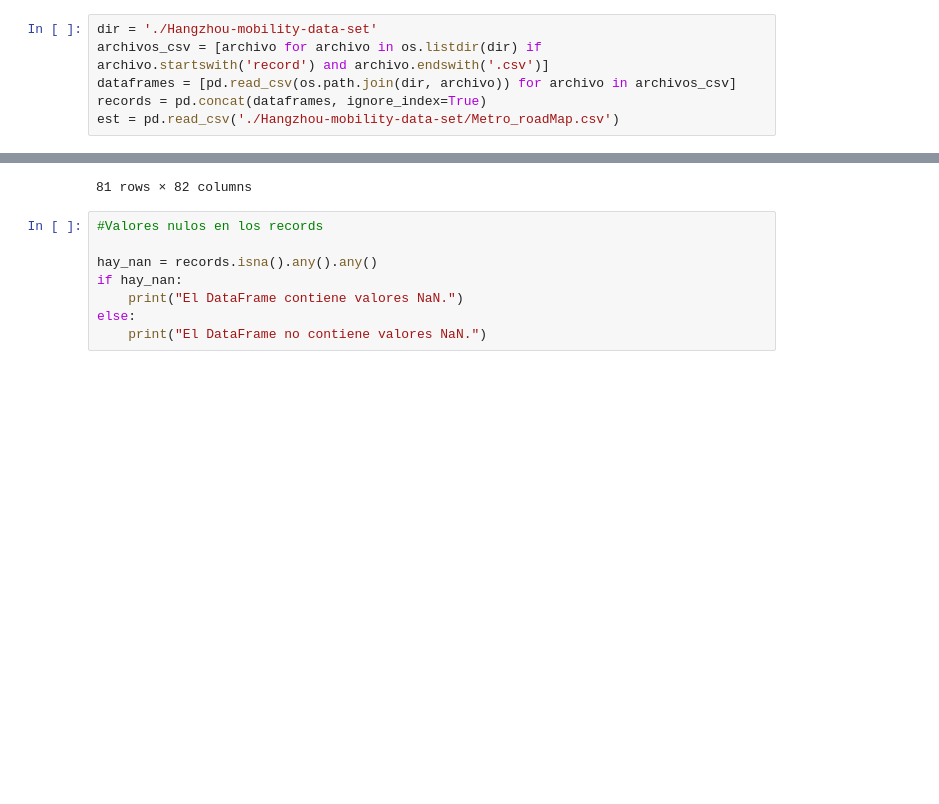
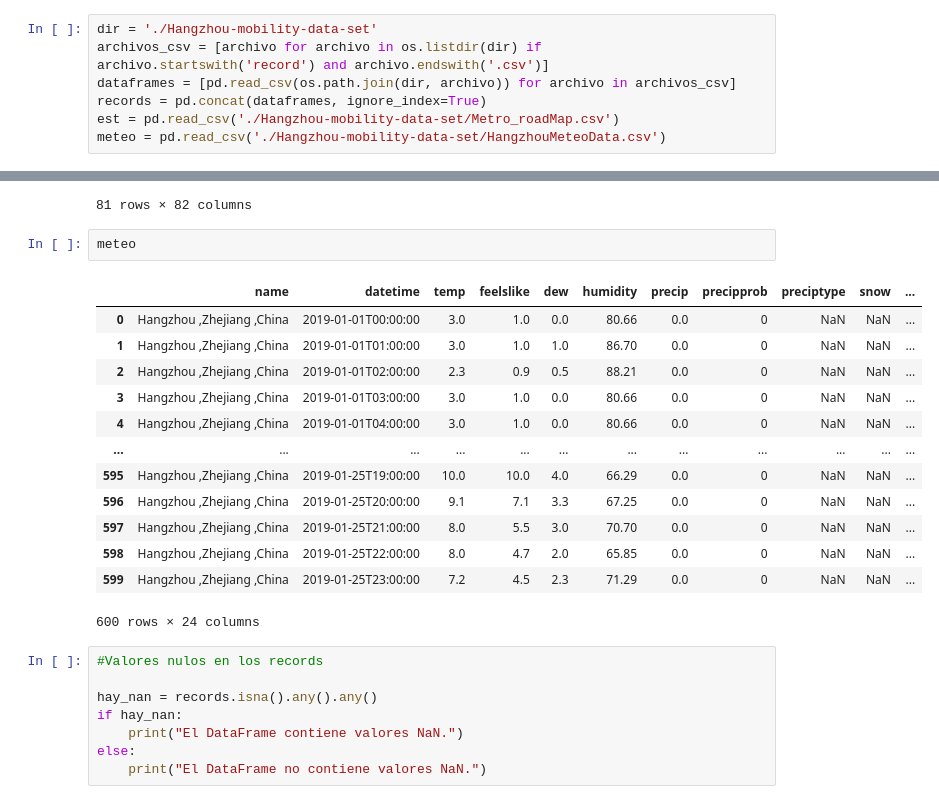
Before and after one commit to quiquecueto/TFM-Intelligent-Systems, a Jupyter notebook: TFM_project.ipynb, the cells around one changed output, grey strips where cells are left out. Saved outputs shown, nothing was run; the diff lists cells and outputs as text; blank space fills up the shorter version.

```diff
--- a/TFM_project.ipynb
+++ b/TFM_project.ipynb
@@ -7,6 +7,7 @@ archivos_csv = [archivo for archivo in os.listdir(dir) if archivo.startswith('re
 dataframes = [pd.read_csv(os.path.join(dir, archivo)) for archivo in archivos_csv]
 records = pd.concat(dataframes, ignore_index=True)
 est = pd.read_csv('./Hangzhou-mobility-data-set/Metro_roadMap.csv')
+meteo = pd.read_csv('./Hangzhou-mobility-data-set/HangzhouMeteoData.csv')
 # %%
 records
 # %% [output]
@@ -39,6 +40,22 @@ est
 | 79 | 79 | 0 | 0 | 0 | 0 | 0 | 0 | 0 | 0 | 0 | ... | ... |
 | 80 | 80 | 0 | 0 | 0 | 0 | 0 | 0 | 0 | 0 | 0 | ... | ... |
 81 rows × 82 columns
+# %%
+meteo
+# %% [output]
+|  | name | datetime | temp | feelslike | dew | humidity | precip | precipprob | preciptype | snow | ... |
+| 0 | Hangzhou ,Zhejiang ,China | 2019-01-01T00:00:00 | 3.0 | 1.0 | 0.0 | 80.66 | 0.0 | 0 | NaN | NaN | ... |
+| 1 | Hangzhou ,Zhejiang ,China | 2019-01-01T01:00:00 | 3.0 | 1.0 | 1.0 | 86.70 | 0.0 | 0 | NaN | NaN | ... |
+| 2 | Hangzhou ,Zhejiang ,China | 2019-01-01T02:00:00 | 2.3 | 0.9 | 0.5 | 88.21 | 0.0 | 0 | NaN | NaN | ... |
+| 3 | Hangzhou ,Zhejiang ,China | 2019-01-01T03:00:00 | 3.0 | 1.0 | 0.0 | 80.66 | 0.0 | 0 | NaN | NaN | ... |
+| 4 | Hangzhou ,Zhejiang ,China | 2019-01-01T04:00:00 | 3.0 | 1.0 | 0.0 | 80.66 | 0.0 | 0 | NaN | NaN | ... |
+| ... | ... | ... | ... | ... | ... | ... | ... | ... | ... | ... | ... |
+| 595 | Hangzhou ,Zhejiang ,China | 2019-01-25T19:00:00 | 10.0 | 10.0 | 4.0 | 66.29 | 0.0 | 0 | NaN | NaN | ... |
+| 596 | Hangzhou ,Zhejiang ,China | 2019-01-25T20:00:00 | 9.1 | 7.1 | 3.3 | 67.25 | 0.0 | 0 | NaN | NaN | ... |
+| 597 | Hangzhou ,Zhejiang ,China | 2019-01-25T21:00:00 | 8.0 | 5.5 | 3.0 | 70.70 | 0.0 | 0 | NaN | NaN | ... |
+| 598 | Hangzhou ,Zhejiang ,China | 2019-01-25T22:00:00 | 8.0 | 4.7 | 2.0 | 65.85 | 0.0 | 0 | NaN | NaN | ... |
+| 599 | Hangzhou ,Zhejiang ,China | 2019-01-25T23:00:00 | 7.2 | 4.5 | 2.3 | 71.29 | 0.0 | 0 | NaN | NaN | ... |
+600 rows × 24 columns
 # %%
 #Valores nulos en los records
 
```
Also changed, not shown: parts of 4 cells of this notebook.
